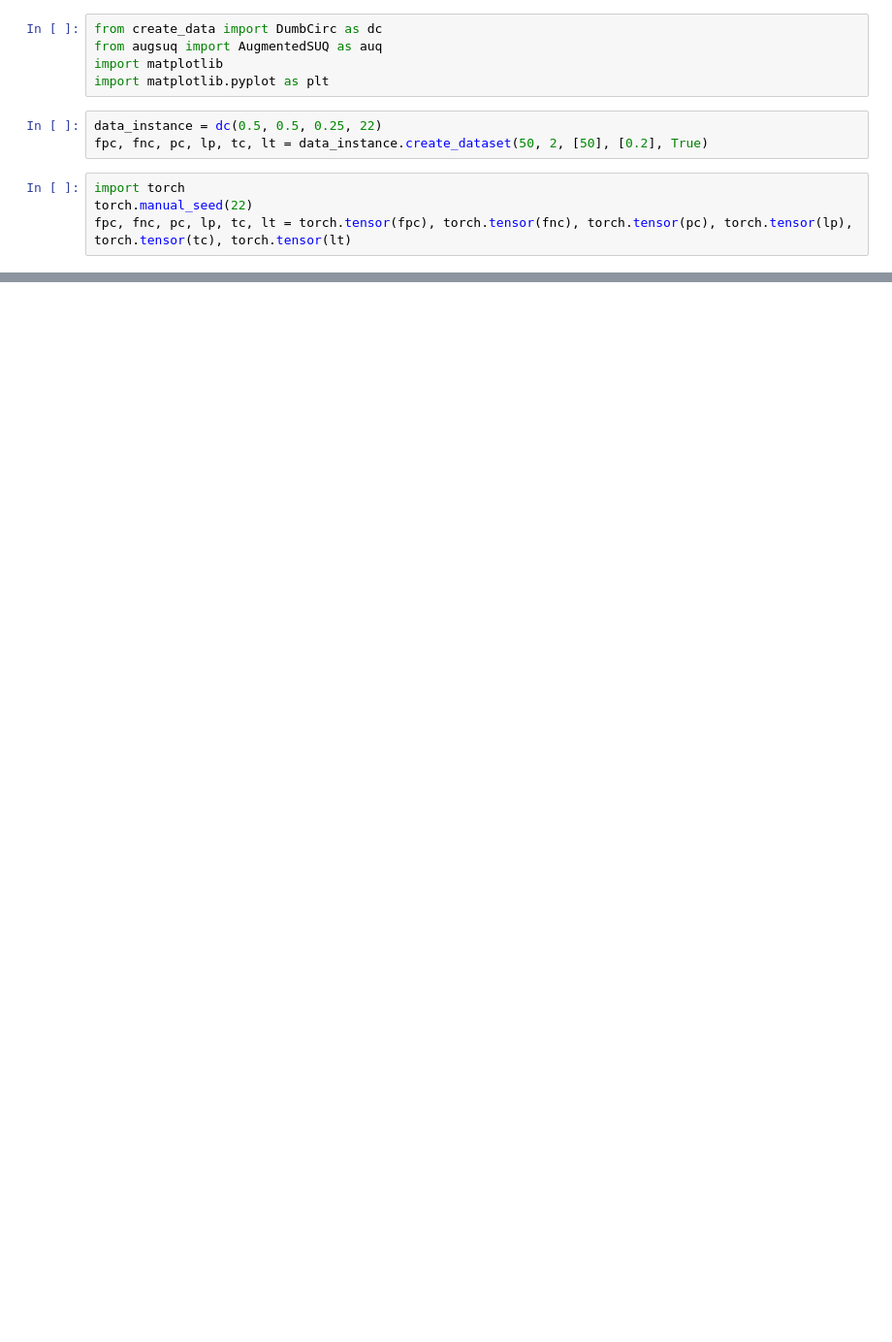
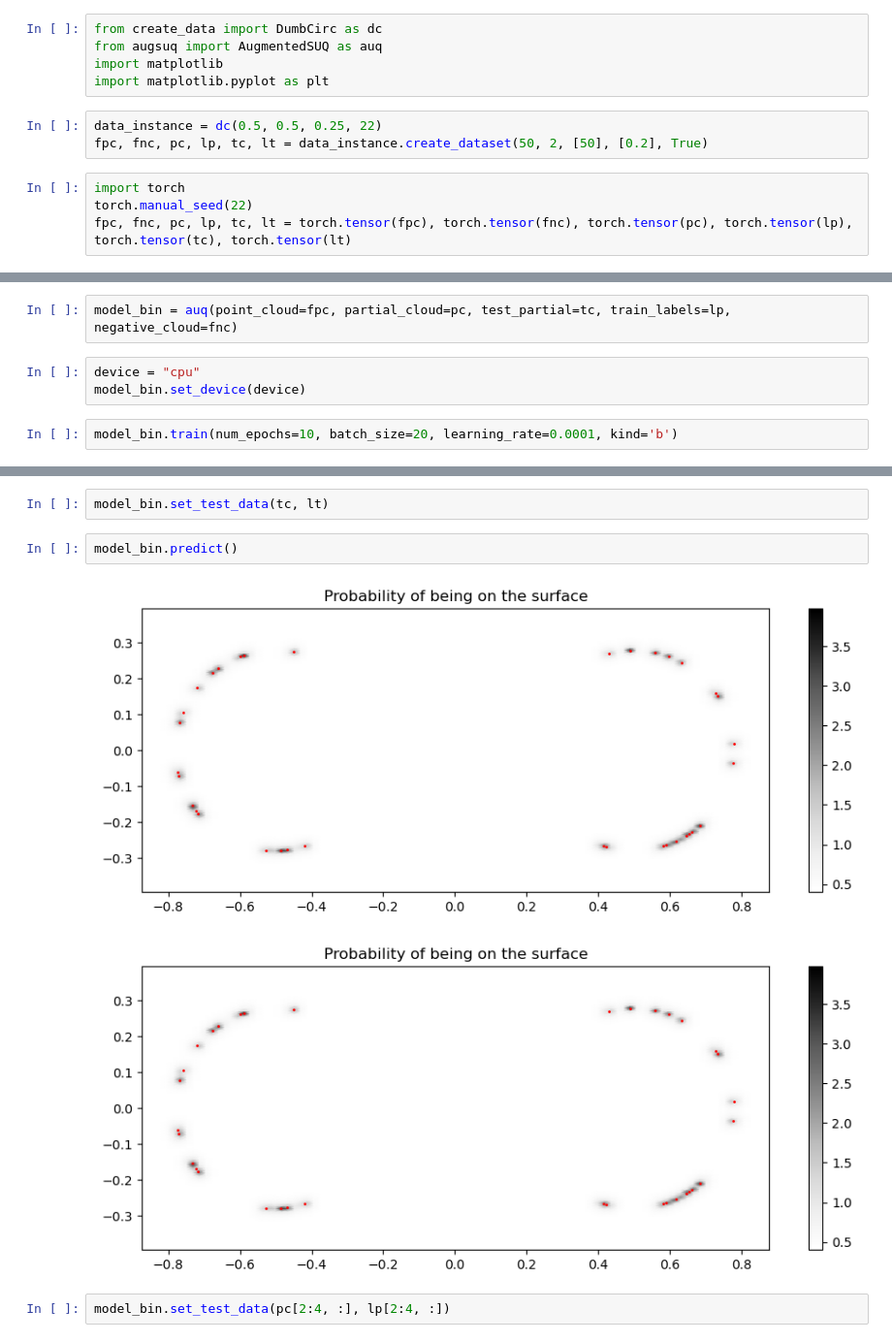
Before and after one commit to drtghosh/thesis_notebooks, a Jupyter notebook: check_training_augsuq.ipynb, the cells around one changed output, grey strips where cells are left out. Shown at 97% size. Saved outputs shown, nothing was run; the diff lists cells and outputs as text; blank space fills up the shorter version.

```diff
--- a/check_training_augsuq.ipynb
+++ b/check_training_augsuq.ipynb
@@ -48,0 +47,7 @@ model.predict()
+# %%
+model_bin = auq(point_cloud=fpc, partial_cloud=pc, test_partial=tc, train_labels=lp, negative_cloud=fnc)
+# %%
+device = "cpu"
+model_bin.set_device(device)
+# %%
+model_bin.train(num_epochs=10, batch_size=20, learning_rate=0.0001, kind='b')
@@ -48,0 +65,9 @@ model.predict()
+# %%
+model_bin.set_test_data(tc, lt)
+# %%
+model_bin.predict()
+# %% [output]
+[figure, added]
+[figure, added]
+# %%
+model_bin.set_test_data(pc[2:4, :], lp[2:4, :])
```
Also changed, not shown: parts of 10 cells of this notebook, 5 other files.
